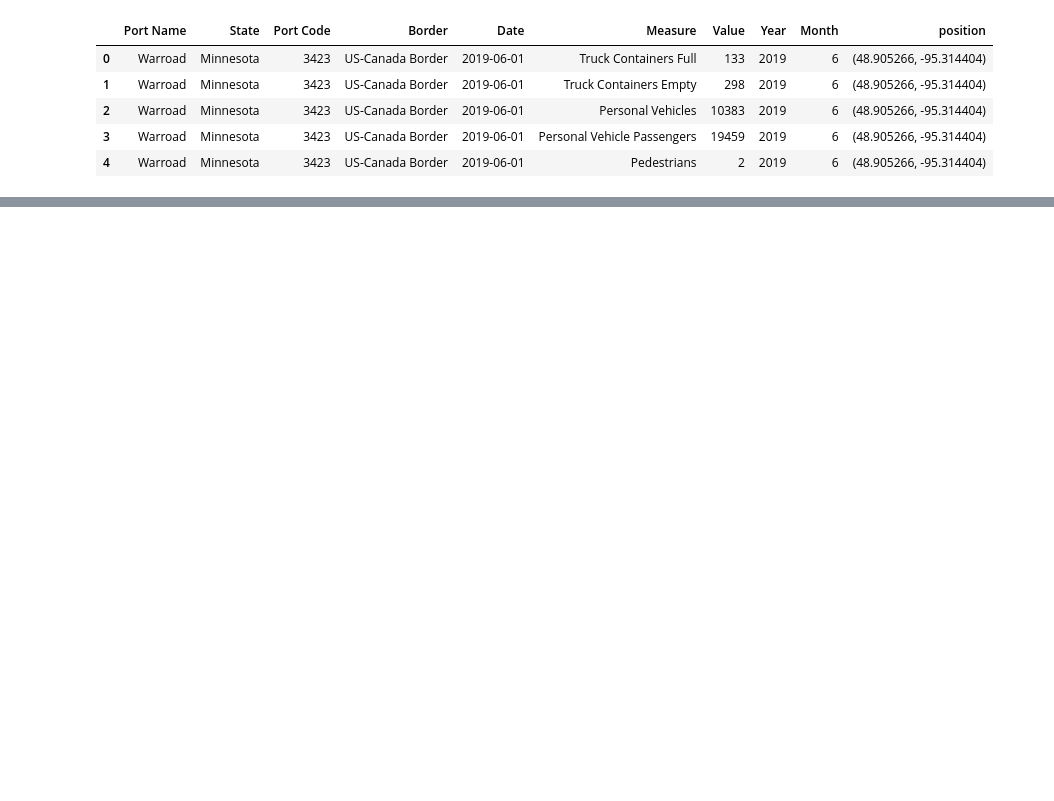
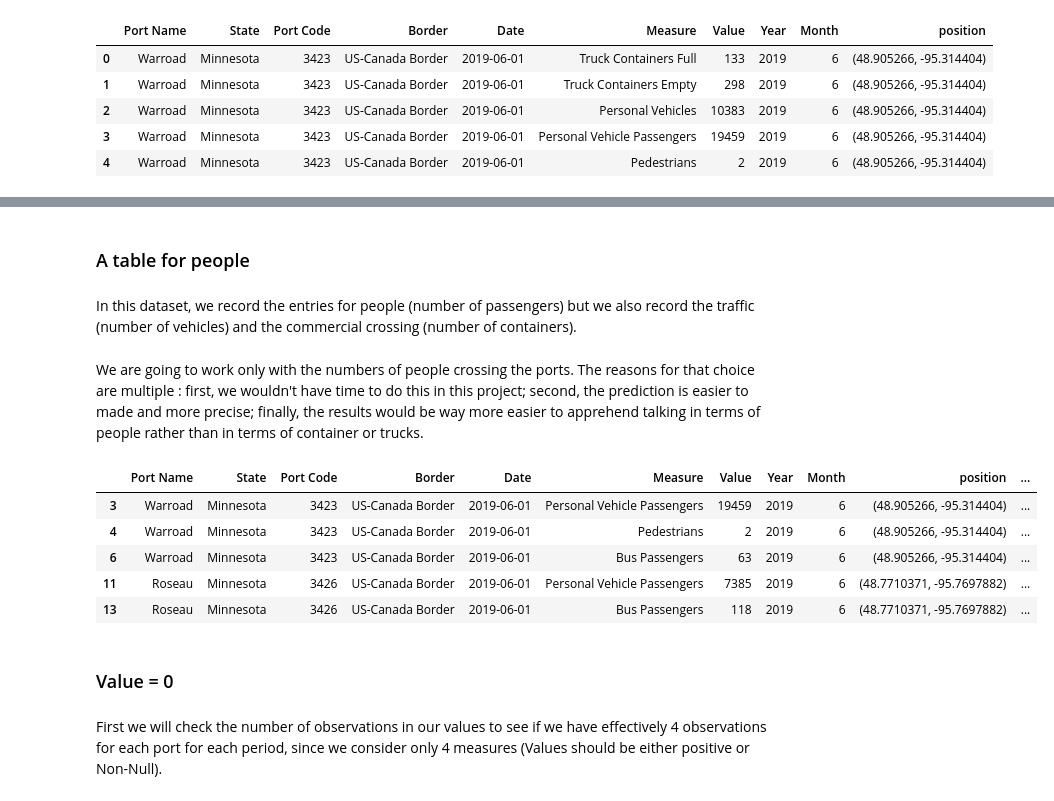
Before and after one commit to rnaua/DMML2019_Team_Swatch, a Jupyter notebook: code/EDA.ipynb, the cells around one changed output, grey strips where cells are left out. Cells and saved outputs as stored; diff of their text form; code cells hidden in the pictures; blank space fills up the shorter version.

```diff
--- a/code/EDA.ipynb
+++ b/code/EDA.ipynb
@@ -617,0 +38,6 @@ plt.ticklabel_format(style='plain', axis='y')
+# %% [markdown]
+### A  table for people
+# %% [markdown]
+In this dataset, we record the entries for people (number of passengers) but we also record the traffic (number of vehicles) and the commercial crossing (number of containers).
+# %% [markdown]
+We are going to work only with the numbers of people crossing the ports. The reasons for that choice are multiple : first, we wouldn't have time to do this in this project; second, the prediction is easier to made and more precise; finally, the results would be way more easier to apprehend talking in terms of people rather than in terms of container or trucks.
@@ -617,0 +46,30 @@ plt.ticklabel_format(style='plain', axis='y')
+# %%
+#We split the location data to be able to interact with the latitude and longitude
+def getlat(x):
+    lat = x.partition(',')[0][1:]
+    if lat[0] == "'":
+        lat = lat[1:-1]
+    return lat
+
+def getlong(x):
+    lat = x.partition(',')[2]
+    if lat[1] == "'":
+        lat = lat[2:-2]
+    else:
+        lat = lat[1:-1]
+    return lat
+
+people['latitude'] = people['position'].apply(lambda x: getlat(x))
+people['longitude'] = people['position'].apply(lambda x: getlong(x))
+people.head()
+# %% [output]
+|  | Port Name | State | Port Code | Border | Date | Measure | Value | Year | Month | position | ... |
+| 3 | Warroad | Minnesota | 3423 | US-Canada Border | 2019-06-01 | Personal Vehicle Passengers | 19459 | 2019 | 6 | (48.905266, -95.314404) | ... |
+| 4 | Warroad | Minnesota | 3423 | US-Canada Border | 2019-06-01 | Pedestrians | 2 | 2019 | 6 | (48.905266, -95.314404) | ... |
+| 6 | Warroad | Minnesota | 3423 | US-Canada Border | 2019-06-01 | Bus Passengers | 63 | 2019 | 6 | (48.905266, -95.314404) | ... |
+| 11 | Roseau | Minnesota | 3426 | US-Canada Border | 2019-06-01 | Personal Vehicle Passengers | 7385 | 2019 | 6 | (48.7710371, -95.7697882) | ... |
+| 13 | Roseau | Minnesota | 3426 | US-Canada Border | 2019-06-01 | Bus Passengers | 118 | 2019 | 6 | (48.7710371, -95.7697882) | ... |
+# %% [markdown]
+### Value = 0
+# %% [markdown]
+First we will check the number of observations in our values to see if we have effectively 4 observations for each port for each period, since we consider only 4 measures (Values should be either positive or Non-Null).
```
Also changed, not shown: parts of 90 cells of this notebook.
